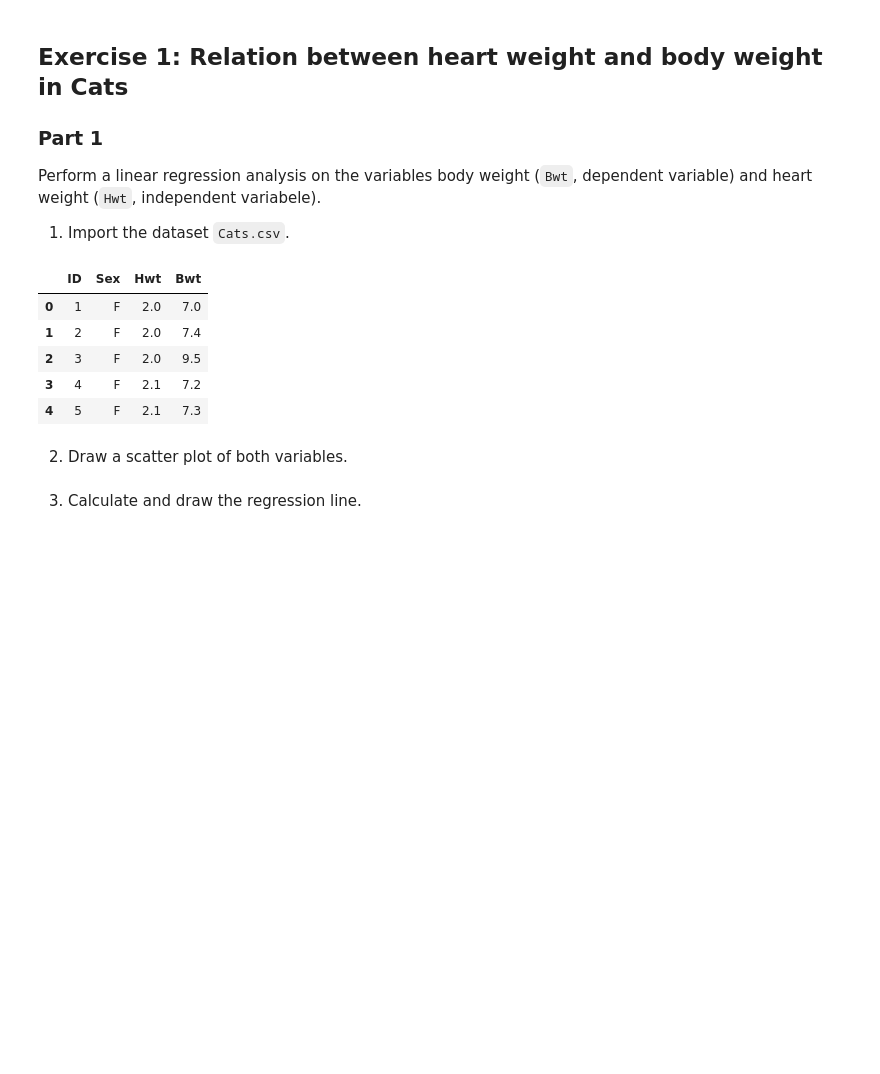
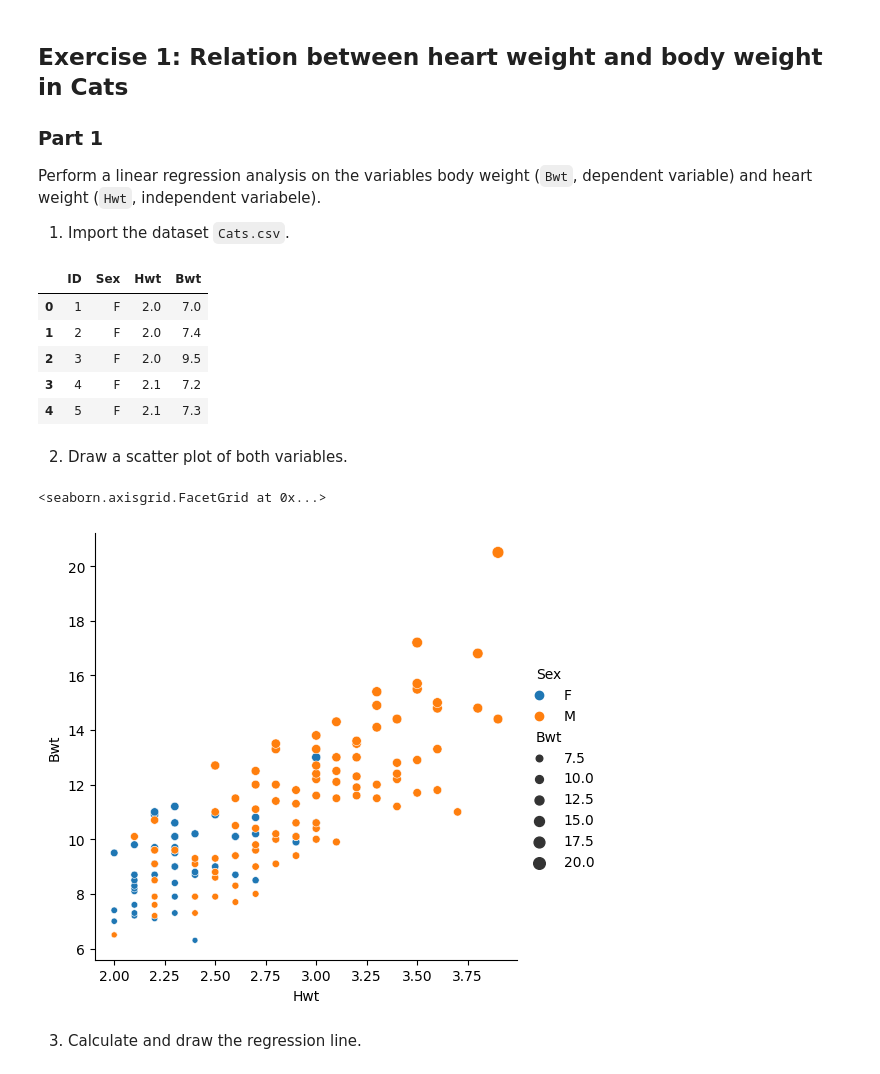
Before and after one commit to lrobyns/dsai-labs, a Jupyter notebook: 6-regression-analyis/labs_regression_analysis.ipynb, the cells around one changed output. Saved outputs shown, nothing was run; the diff lists cells and outputs as text; code cells hidden in the pictures; blank space fills up the shorter version.

```diff
--- a/6-regression-analyis/labs_regression_analysis.ipynb
+++ b/6-regression-analyis/labs_regression_analysis.ipynb
@@ -34,5 +32,13 @@ cats.head()
 | 4 | 5 | F | 2.1 | 7.3 |
 # %% [markdown]
 2. Draw a scatter plot of both variables.
+# %%
+# X = independent (onafhankelijke) variable & Y = Dependent (afhankelijke) variable
+sns.relplot(data=cats,
+            x='Hwt', y='Bwt'
+            ,size='Bwt',hue='Sex')
+# %% [output]
+<seaborn.axisgrid.FacetGrid at 0x...>
+[figure, added]
 # %% [markdown]
 3. Calculate and draw the regression line.
```
Also changed, not shown: parts of 9 cells of this notebook, 1 other file.
